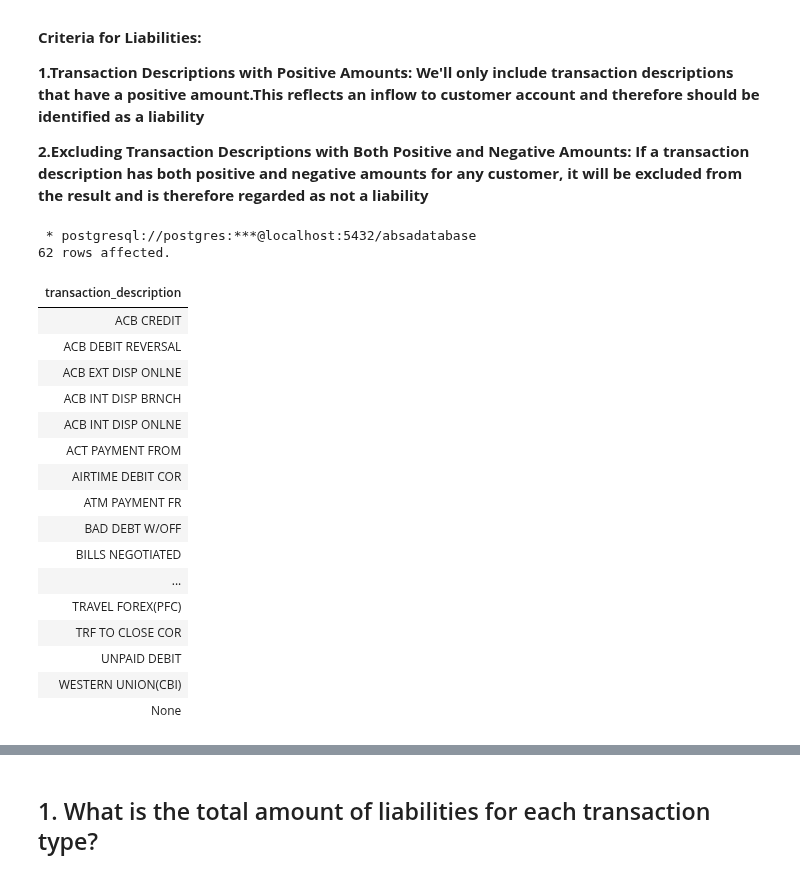
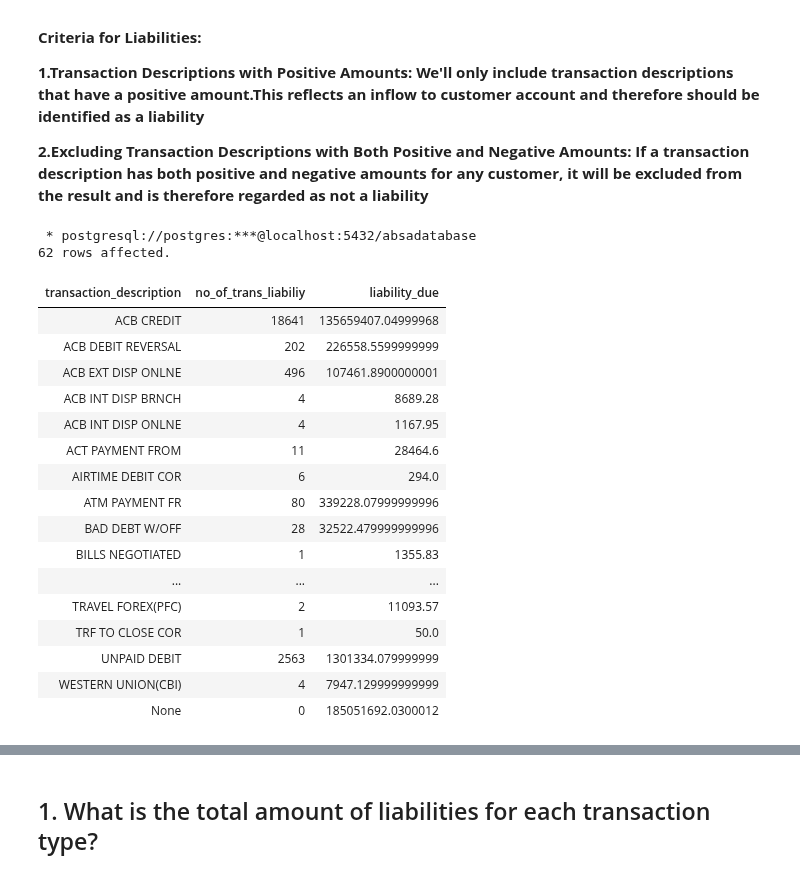
Before and after one commit to The-DigitalAcademy/EXPLORING-ABSA-DATASETS, a Jupyter notebook: Liability.ipynb, the cells around one changed output, grey strips where cells are left out. Saved outputs shown, nothing was run; the diff lists cells and outputs as text; code cells hidden in the pictures.

```diff
--- a/Liability.ipynb
+++ b/Liability.ipynb
@@ -176,39 +177,40 @@ from sqlalchemy import create_engine
 # %%
 %%sql
 SELECT DISTINCT
-    transaction_description
+    transaction_description, count(transaction_description) AS No_of_Trans_Liabiliy,
+    sum(amt) AS liability_due
 FROM
     transactiondata
 WHERE
     amt > 0
 GROUP BY
     transaction_description
 HAVING
     NOT EXISTS ( -- Exclude transaction descriptions that have negative amounts
         SELECT 1
         FROM transactiondata t2
         WHERE t2.transaction_description = transactiondata.transaction_description
         AND t2.amt < 0
     )
 ORDER BY
     transaction_description;
 # %% [output]
  * postgresql://postgres:***@localhost:5432/absadatabase
 62 rows affected.
-| transaction_description |
-| ACB CREDIT |
-| ACB DEBIT REVERSAL |
-| ACB EXT DISP ONLNE |
-| ACB INT DISP BRNCH |
-| ACB INT DISP ONLNE |
-| ACT PAYMENT FROM |
-| AIRTIME DEBIT COR |
-| ATM PAYMENT FR |
-| BAD DEBT W/OFF |
-| BILLS NEGOTIATED |
-| ... |
-| TRAVEL FOREX(PFC) |
-| TRF TO CLOSE COR |
-| UNPAID DEBIT |
-| WESTERN UNION(CBI) |
-| None |
+| transaction_description | no_of_trans_liabiliy | liability_due |
+| ACB CREDIT | 18641 | 135659407.04999968 |
+| ACB DEBIT REVERSAL | 202 | 226558.5599999999 |
+| ACB EXT DISP ONLNE | 496 | 107461.8900000001 |
+| ACB INT DISP BRNCH | 4 | 8689.28 |
+| ACB INT DISP ONLNE | 4 | 1167.95 |
+| ACT PAYMENT FROM | 11 | 28464.6 |
+| AIRTIME DEBIT COR | 6 | 294.0 |
+| ATM PAYMENT FR | 80 | 339228.07999999996 |
+| BAD DEBT W/OFF | 28 | 32522.479999999996 |
+| BILLS NEGOTIATED | 1 | 1355.83 |
+| ... | ... | ... |
+| TRAVEL FOREX(PFC) | 2 | 11093.57 |
+| TRF TO CLOSE COR | 1 | 50.0 |
+| UNPAID DEBIT | 2563 | 1301334.079999999 |
+| WESTERN UNION(CBI) | 4 | 7947.129999999999 |
+| None | 0 | 185051692.0300012 |
```
Also changed, not shown: parts of 7 cells of this notebook.
